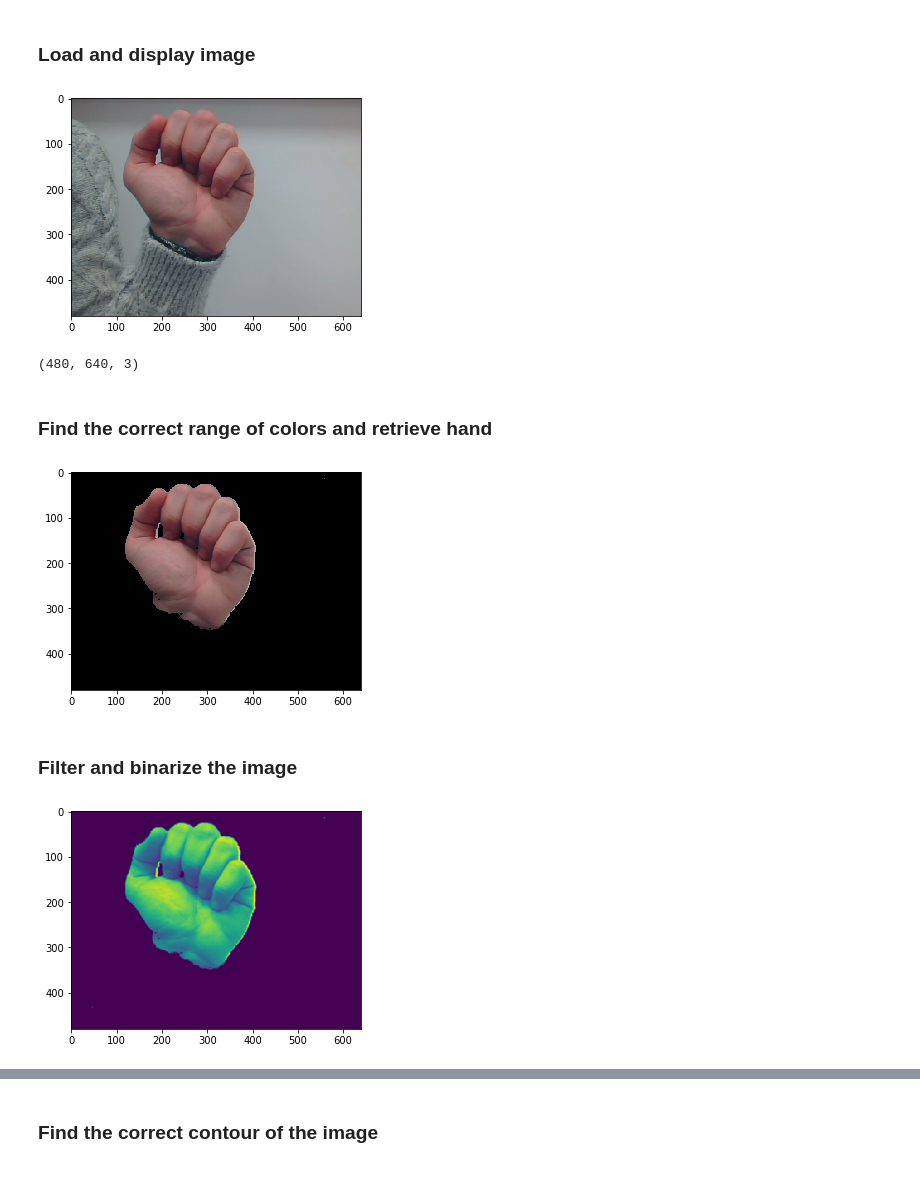
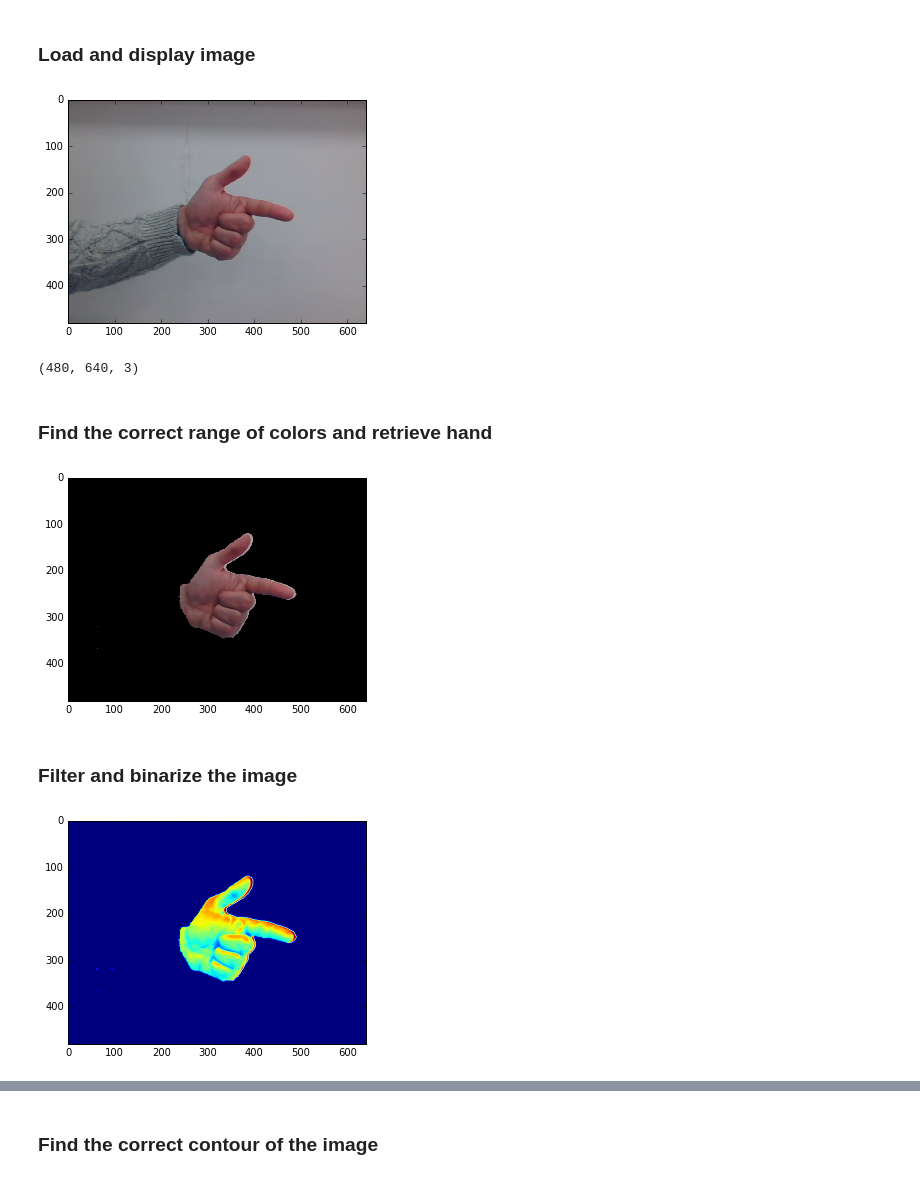
Before and after one commit to hzhucn/gesture_controlled_robot, a Jupyter notebook: Python/fourier_descriptors.ipynb, the cells around one changed output, grey strips where cells are left out. Drawn from its saved outputs; the diff is of its cells as text; code cells hidden in the pictures.

```diff
--- a/Python/fourier_descriptors.ipynb
+++ b/Python/fourier_descriptors.ipynb
@@ -7,7 +7,7 @@ import math
 import cmath
 from os import listdir
 from os.path import isfile, join
-path = '/Users/anthonypamart/Documents/SIR/EL_ROS/ROBOT_IMAGE_CONTROL/DATA/STOP/'
+path = '../DATA/GAUCHE/'
 files = [path+f for f in listdir(path) if isfile(join(path, f))]
 cv2.__version__
 len(files)
@@ -17,16 +17,16 @@ len(files)
 ### Load and display image
 # %%
 #img_bgr = cv2.imread('/Users/anthonypamart/Documents/SIR/EL_ROS/ROBOT_IMAGE_CONTROL/DATA/STOP/STOP-000')
-img_bgr = cv2.imread(files[1])
+img_bgr = cv2.imread(files[0])
 img_rgb = cv2.cvtColor(img_bgr,cv2.COLOR_BGR2RGB)
 plt.imshow(img_rgb)
 plt.show()
 #h,w =img_bgr.shape[:2]
 #print(h,w)
 
 print(img_rgb.shape)
 # %% [output]
-[figure, old version]
+[figure, new version]
 (480, 640, 3)
 # %% [markdown]
 ### Find the correct range of colors and retrieve hand
@@ -44,7 +44,7 @@ for i in range(len(img_rgb)):
 plt.imshow(img_rgb)
 plt.show()
 # %% [output]
-[figure, old version]
+[figure, new version]
 # %% [markdown]
 ### Filter and binarize the image
 # %%
@@ -56,7 +56,7 @@ blur = cv2.GaussianBlur(gray,(5,5),0) # Gaussian blur to
 plt.imshow(blur)
 plt.show()
 # %% [output]
-[figure, old version]
+[figure, new version]
 # %%
 hist = cv2.calcHist([blur], [0], None, [256], [0, 256])
 plt.plot(hist)
```
Also changed, not shown: parts of 9 cells of this notebook.
